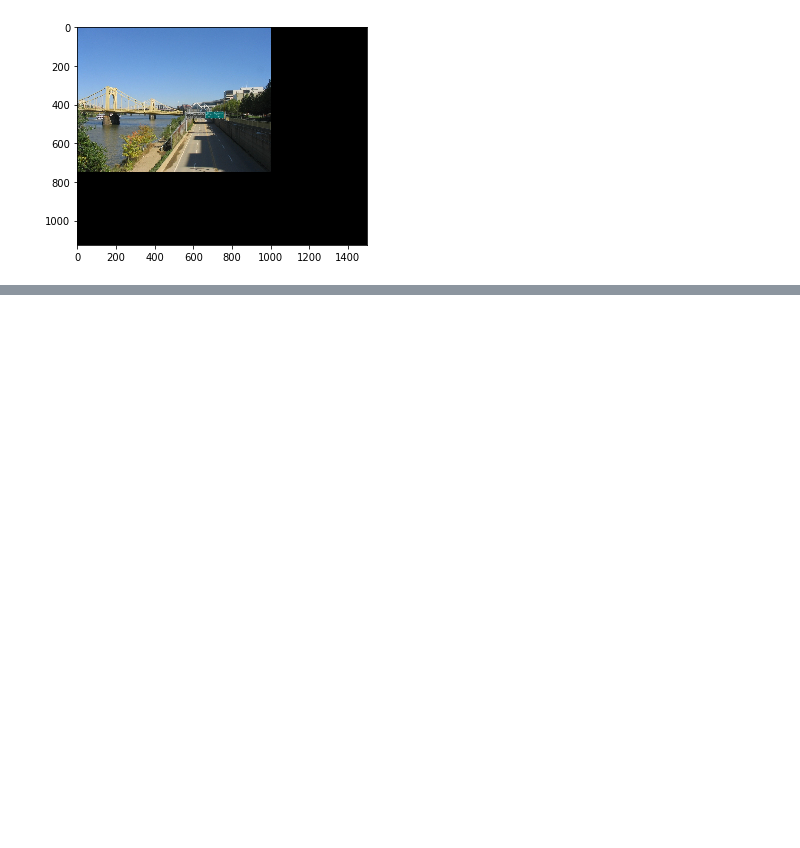
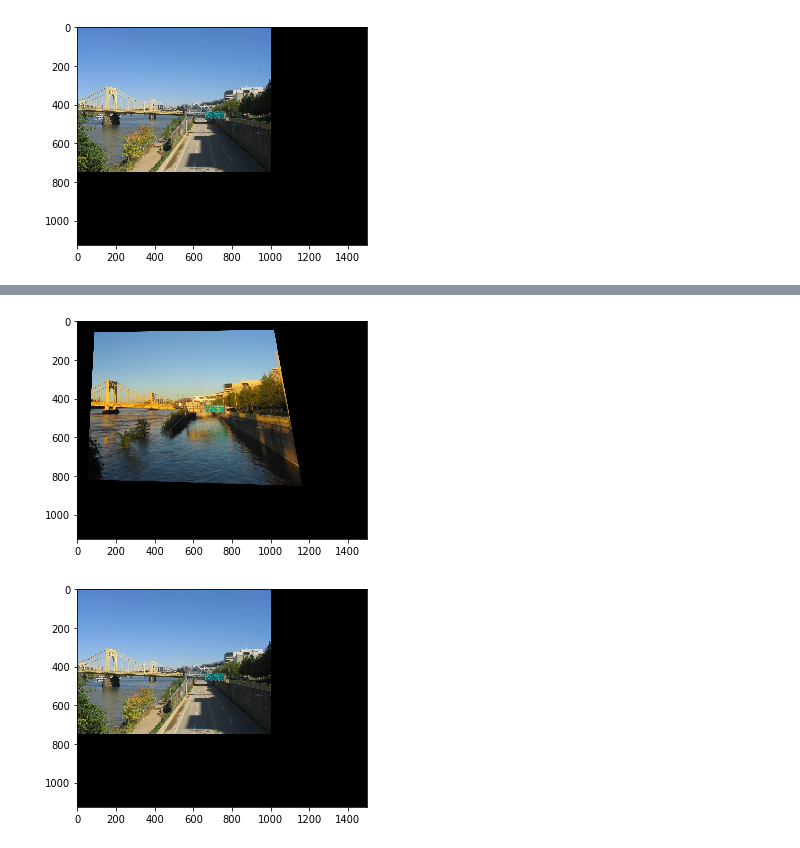
Before and after one commit to Augustine-C/final_project_image_morphing, a Jupyter notebook: triangulation2.ipynb, the cells around one changed output, grey strips where cells are left out. Saved outputs shown, nothing was run; the diff lists cells and outputs as text; code cells hidden in the pictures; blank space fills up the shorter version.

```diff
--- a/triangulation2.ipynb
+++ b/triangulation2.ipynb
@@ -248,0 +258,5 @@ plt.show()
+# %%
+h1, h2 = alignedCrossDissolve(np.uint8(dst3),np.uint8(dst2),5, 'aligned2')
+# %% [output]
+[figure, added]
+[figure, added]
```
Also changed, not shown: parts of 12 cells of this notebook, 2 other files.
